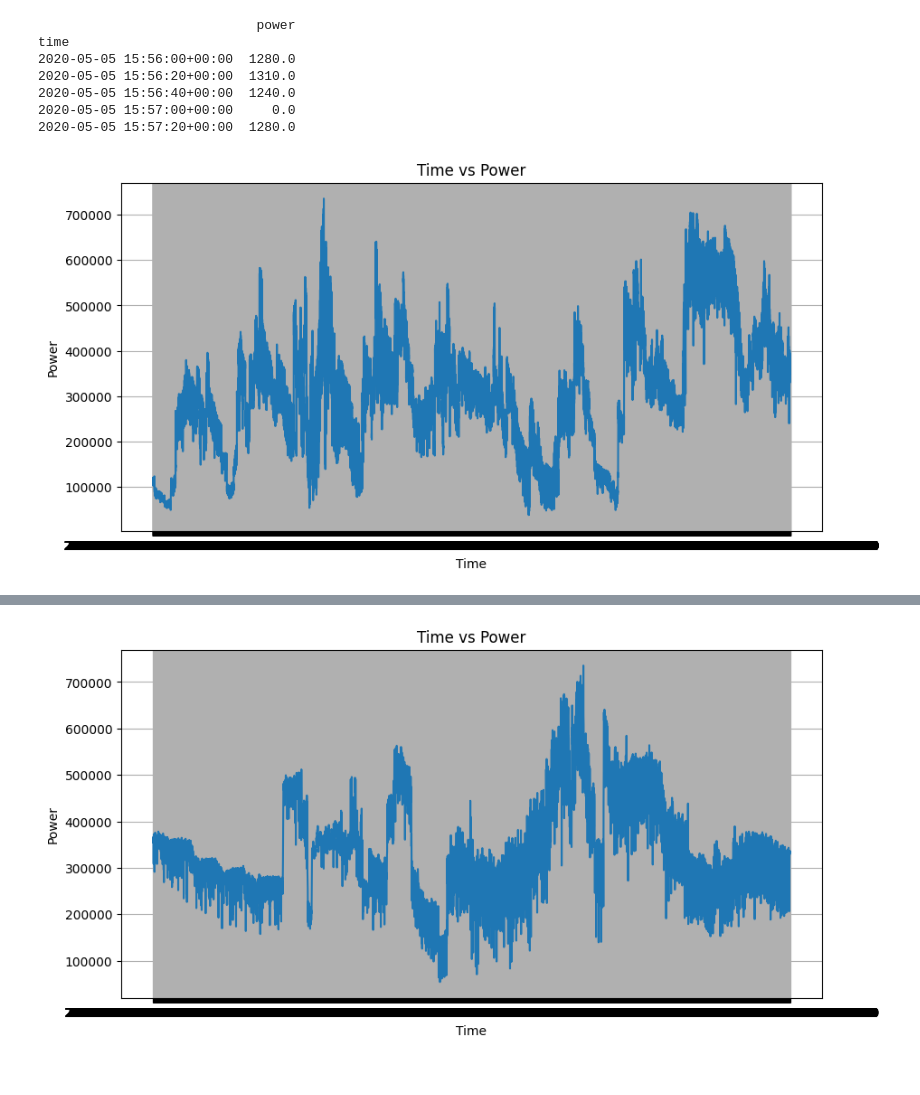
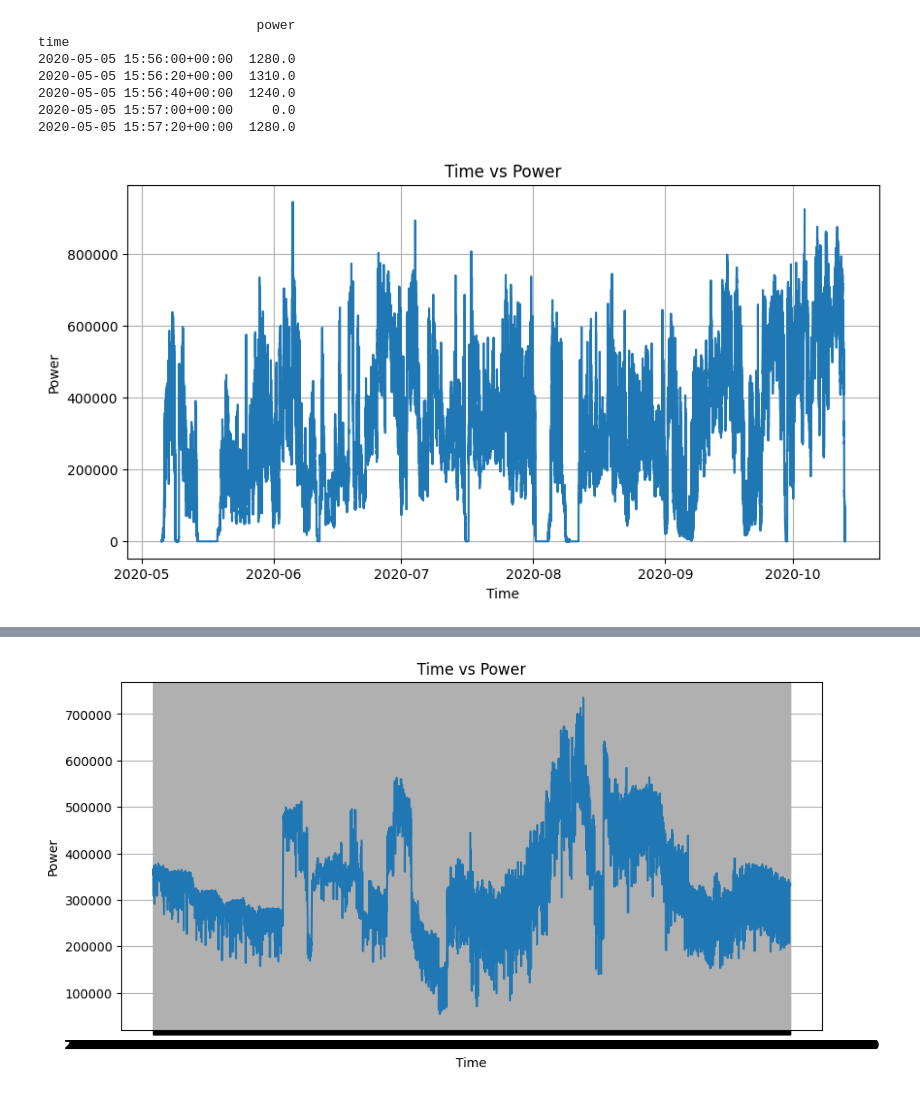
Before and after one commit to alessandroPetz/rl_hpc_power_aware, a Jupyter notebook: test_simulations.ipynb, the cells around one changed output, grey strips where cells are left out. Saved outputs shown, nothing was run; the diff lists cells and outputs as text; code cells hidden in the pictures.

```diff
--- a/test_simulations.ipynb
+++ b/test_simulations.ipynb
@@ -183,15 +183,23 @@ time
 2020-05-05 15:57:00+00:00     0.0
 2020-05-05 15:57:20+00:00  1280.0
 # %%
-df = pd.read_csv("cluster_power_only_nodes.csv")
-df_10days = df[87943:131052]
+import pandas as pd
+import scipy.io
+import matplotlib.pyplot as plt
+
+df = pd.read_csv("csvs/cluster_power_only_nodes.csv")
+df["time"] = pd.to_datetime(df["time"], utc=True)
 plt.figure(figsize=(10, 5))
-plt.plot(df_10days["time"], df_10days["power"])
+plt.plot(df["time"], df["power"])
 plt.xlabel("Time")
 plt.ylabel("Power")
 plt.title("Time vs Power")
 plt.grid(True)
 plt.show()
-df_10days.to_csv("cluster_power_only_nodes_10days.csv", index=False)
+
+print(df["time"][0])
+print(df["time"].iloc[-1])
+print(len(df))
+# df_10days.to_csv("cluster_power_only_nodes_30days.csv", index=False)
 # %% [output]
-[figure, old version]
+[figure, new version]
```
Also changed, not shown: parts of 2 cells of this notebook, 6 other files.
